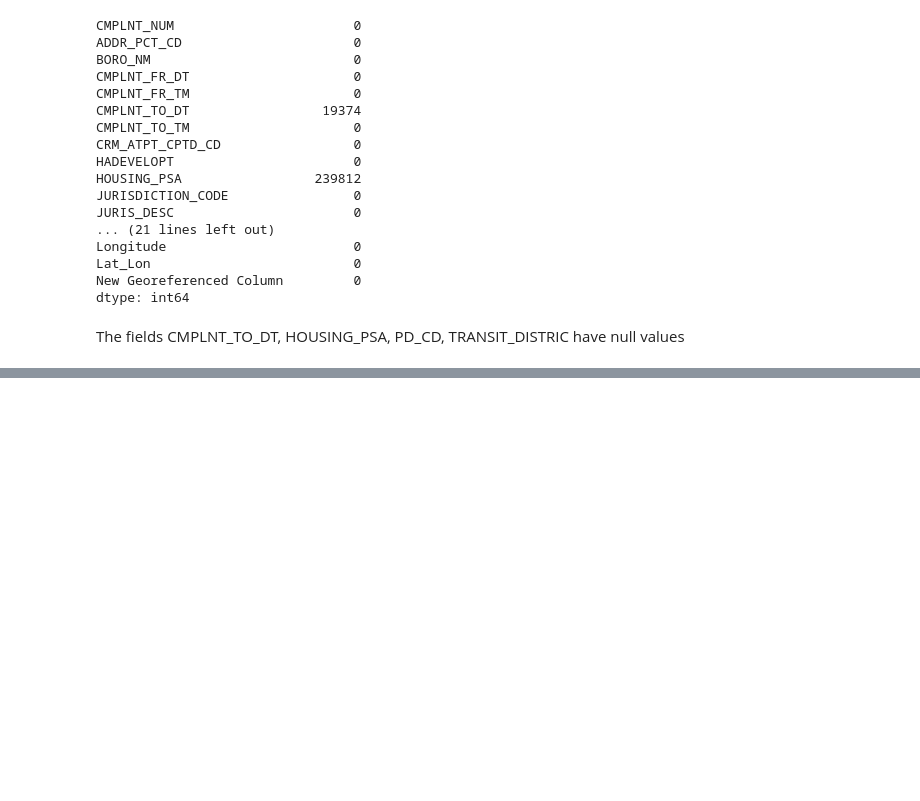
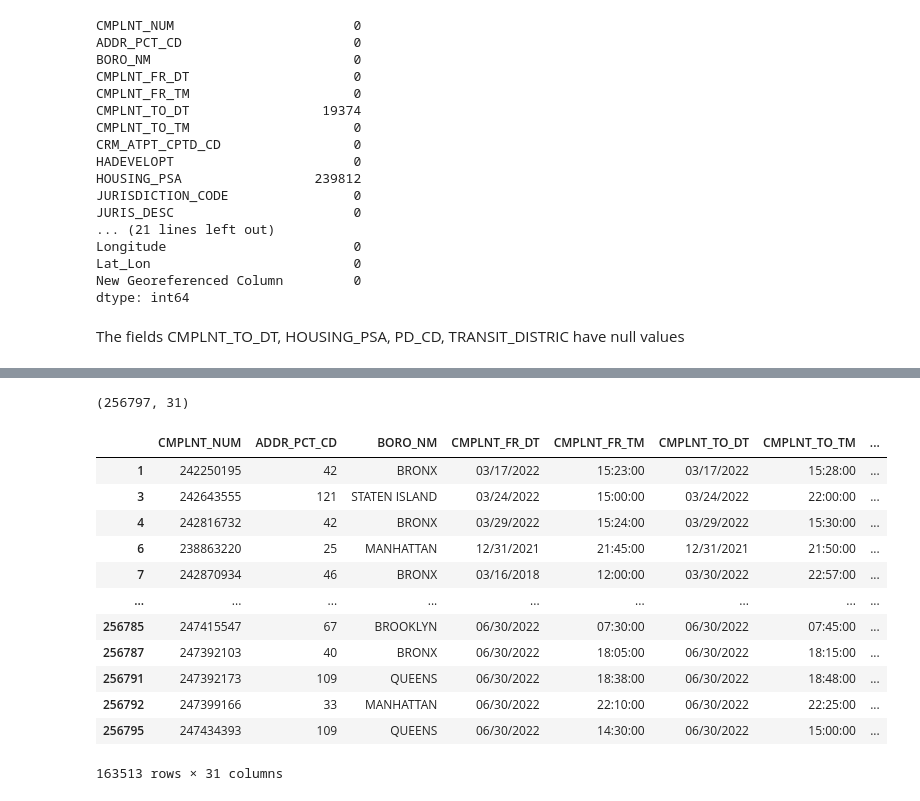
Before and after one commit to chadasravani/IST5520_Group1_NYPD_Complaint_Data, a Jupyter notebook: NYPD_Project.ipynb, the cells around one changed output, grey strips where cells are left out. Saved outputs shown, nothing was run; the diff lists cells and outputs as text; code cells hidden in the pictures; blank space fills up the shorter version.

```diff
--- a/NYPD_Project.ipynb
+++ b/NYPD_Project.ipynb
@@ -65,0 +66,2 @@ The fields CMPLNT_TO_DT, HOUSING_PSA, PD_CD, TRANSIT_DISTRIC have null values
+# %%
+df.replace('(null)',np.nan,inplace= True)
@@ -65,0 +90,26 @@ The fields CMPLNT_TO_DT, HOUSING_PSA, PD_CD, TRANSIT_DISTRIC have null values
+# %%
+df.drop(columns=['HADEVELOPT','PARKS_NM', 'STATION_NAME'],inplace= True)
+# %%
+df.shape
+# %% [output]
+(256797, 31)
+# %%
+df.drop_duplicates(inplace = True)
+# %%
+df.fillna(np.nan,inplace = True)
+# %%
+df.dropna()
+# %% [output]
+|  | CMPLNT_NUM | ADDR_PCT_CD | BORO_NM | CMPLNT_FR_DT | CMPLNT_FR_TM | CMPLNT_TO_DT | CMPLNT_TO_TM | ... |
+| 1 | 242250195 | 42 | BRONX | 03/17/2022 | 15:23:00 | 03/17/2022 | 15:28:00 | ... |
+| 3 | 242643555 | 121 | STATEN ISLAND | 03/24/2022 | 15:00:00 | 03/24/2022 | 22:00:00 | ... |
+| 4 | 242816732 | 42 | BRONX | 03/29/2022 | 15:24:00 | 03/29/2022 | 15:30:00 | ... |
+| 6 | 238863220 | 25 | MANHATTAN | 12/31/2021 | 21:45:00 | 12/31/2021 | 21:50:00 | ... |
+| 7 | 242870934 | 46 | BRONX | 03/16/2018 | 12:00:00 | 03/30/2022 | 22:57:00 | ... |
+| ... | ... | ... | ... | ... | ... | ... | ... | ... |
+| 256785 | 247415547 | 67 | BROOKLYN | 06/30/2022 | 07:30:00 | 06/30/2022 | 07:45:00 | ... |
+| 256787 | 247392103 | 40 | BRONX | 06/30/2022 | 18:05:00 | 06/30/2022 | 18:15:00 | ... |
+| 256791 | 247392173 | 109 | QUEENS | 06/30/2022 | 18:38:00 | 06/30/2022 | 18:48:00 | ... |
+| 256792 | 247399166 | 33 | MANHATTAN | 06/30/2022 | 22:10:00 | 06/30/2022 | 22:25:00 | ... |
+| 256795 | 247434393 | 109 | QUEENS | 06/30/2022 | 14:30:00 | 06/30/2022 | 15:00:00 | ... |
+163513 rows × 31 columns
```
Also changed, not shown: parts of 29 cells of this notebook.
